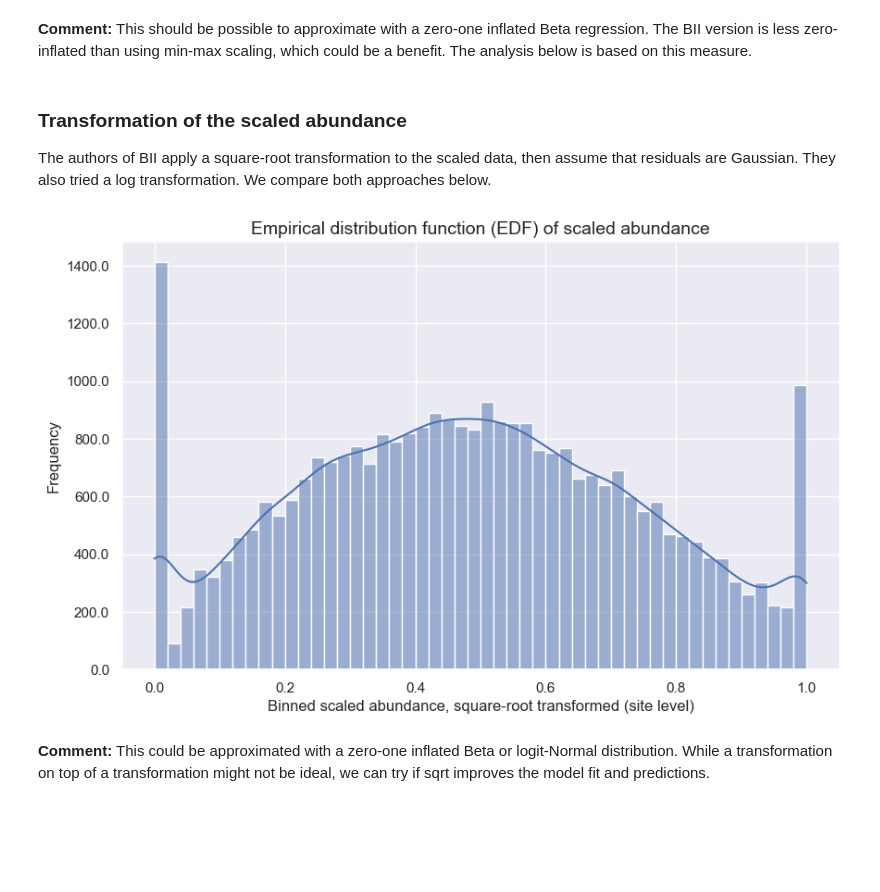
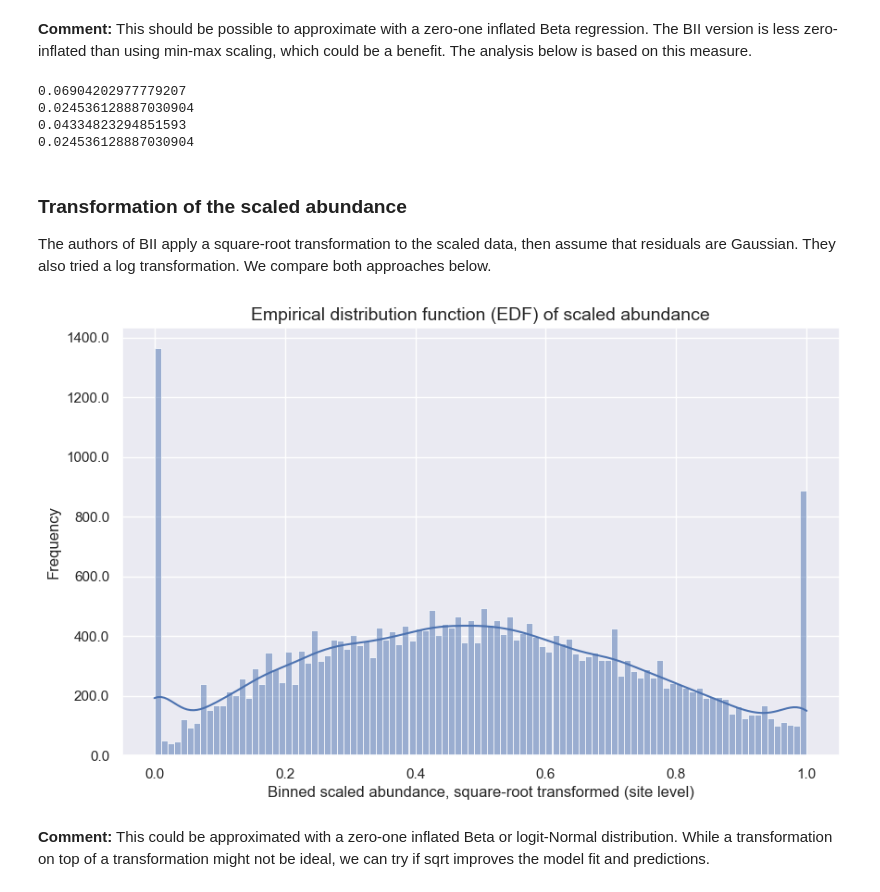
Before and after one commit to j-nystrom/biodiversity-impacts, a Jupyter notebook: notebooks/predicts_data_exploration.ipynb, the cells around one changed output. Saved outputs shown, nothing was run; the diff lists cells and outputs as text; code cells hidden in the pictures; blank space fills up the shorter version.

```diff
--- a/notebooks/predicts_data_exploration.ipynb
+++ b/notebooks/predicts_data_exploration.ipynb
@@ -799,25 +803,53 @@ plot_histogram_with_density(
 # %% [markdown]
 **Comment:** This should be possible to approximate with a zero-one inflated Beta regression. The BII version is less zero-inflated than using min-max scaling, which could be a benefit. The analysis below is based on this measure.
+# %%
+# Check percentage of exact 0s and 1s in the data
+total_obs = len(df_study_site_scaled)
+min_max_zeros = (
+    len(df_study_site_scaled.loc[df_study_site_scaled["Abundance_scaled"] == 0])
+    / total_obs
+)
+print(min_max_zeros)
+min_max_ones = (
+    len(df_study_site_scaled.loc[df_study_site_scaled["Abundance_scaled"] == 1])
+    / total_obs
+)
+print(min_max_ones)
+max_zeros = (
+    len(df_study_site_scaled.loc[df_study_site_scaled["Abundance_scaled_BII"] == 0])
+    / total_obs
+)
+print(max_zeros)
+max_ones = (
+    len(df_study_site_scaled.loc[df_study_site_scaled["Abundance_scaled_BII"] == 1])
+    / total_obs
+)
+print(max_ones)
+# %% [output]
+0.06904202977779207
+0.024536128887030904
+0.04334823294851593
+0.024536128887030904
 # %% [markdown]
 ### Transformation of the scaled abundance
 
 The authors of BII apply a square-root transformation to the scaled data, then assume that residuals are Gaussian. They also tried a log transformation. We compare both approaches below.
 # %%
 # Do square-root transformation of the scaled data
-f_study_site_scaled["Scaled_abund_sqrt"] = np.sqrt(
+df_study_site_scaled["Scaled_abund_sqrt"] = np.sqrt(
     df_study_site_scaled["Abundance_scaled_BII"]
 )
 # %%
 plot_histogram_with_density(
     df_study_site_scaled,
     data_col="Scaled_abund_sqrt",
     title="Empirical distribution function (EDF) of scaled abundance",
     xlabel="Binned scaled abundance, square-root transformed (site level)",
-    bins=50,
+    bins=100,
     kde=True,
 )
 # %% [output]
-[figure, old version]
+[figure, new version]
 # %% [markdown]
 **Comment:** This could be approximated with a zero-one inflated Beta or logit-Normal distribution. While a transformation on top of a transformation might not be ideal, we can try if sqrt improves the model fit and predictions.
 # %%
```
Also changed, not shown: parts of 32 cells of this notebook.
